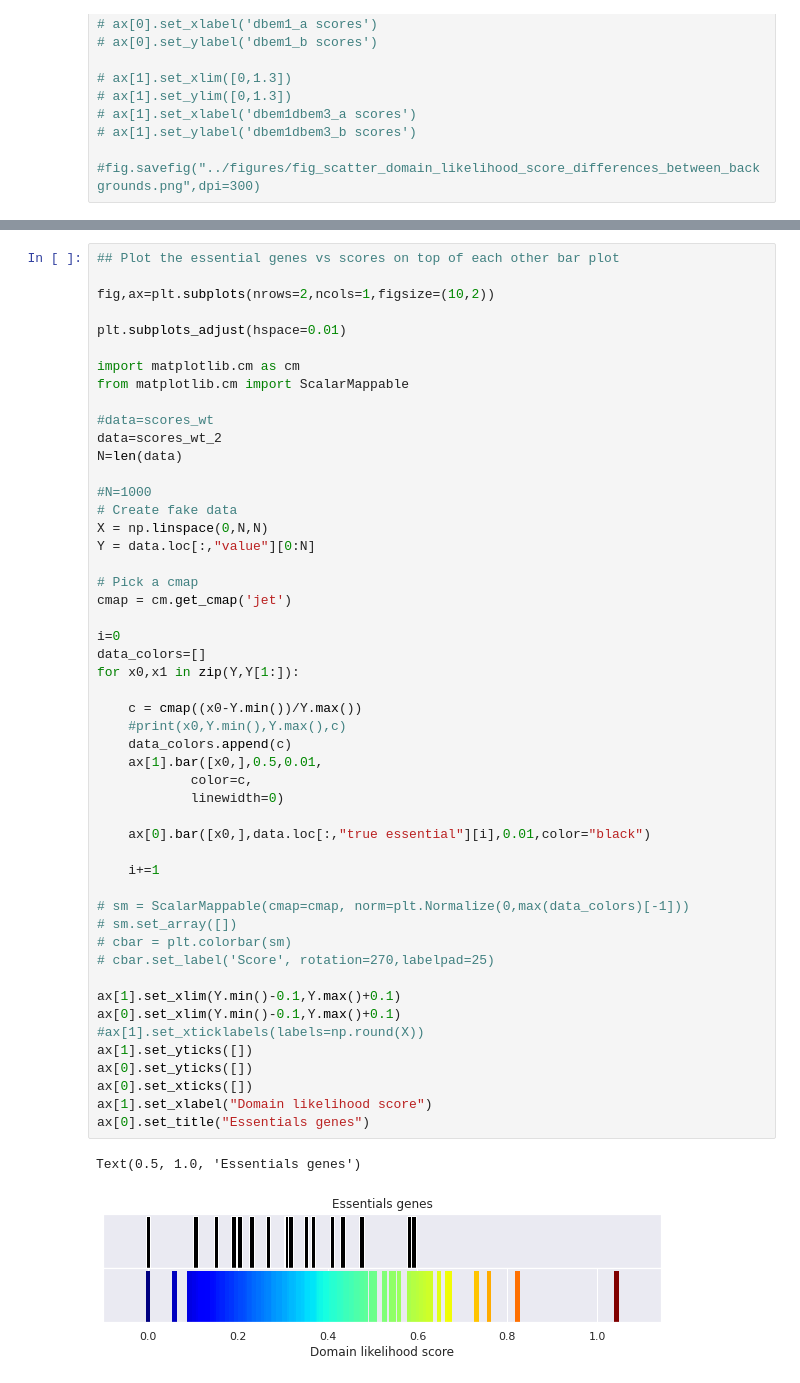
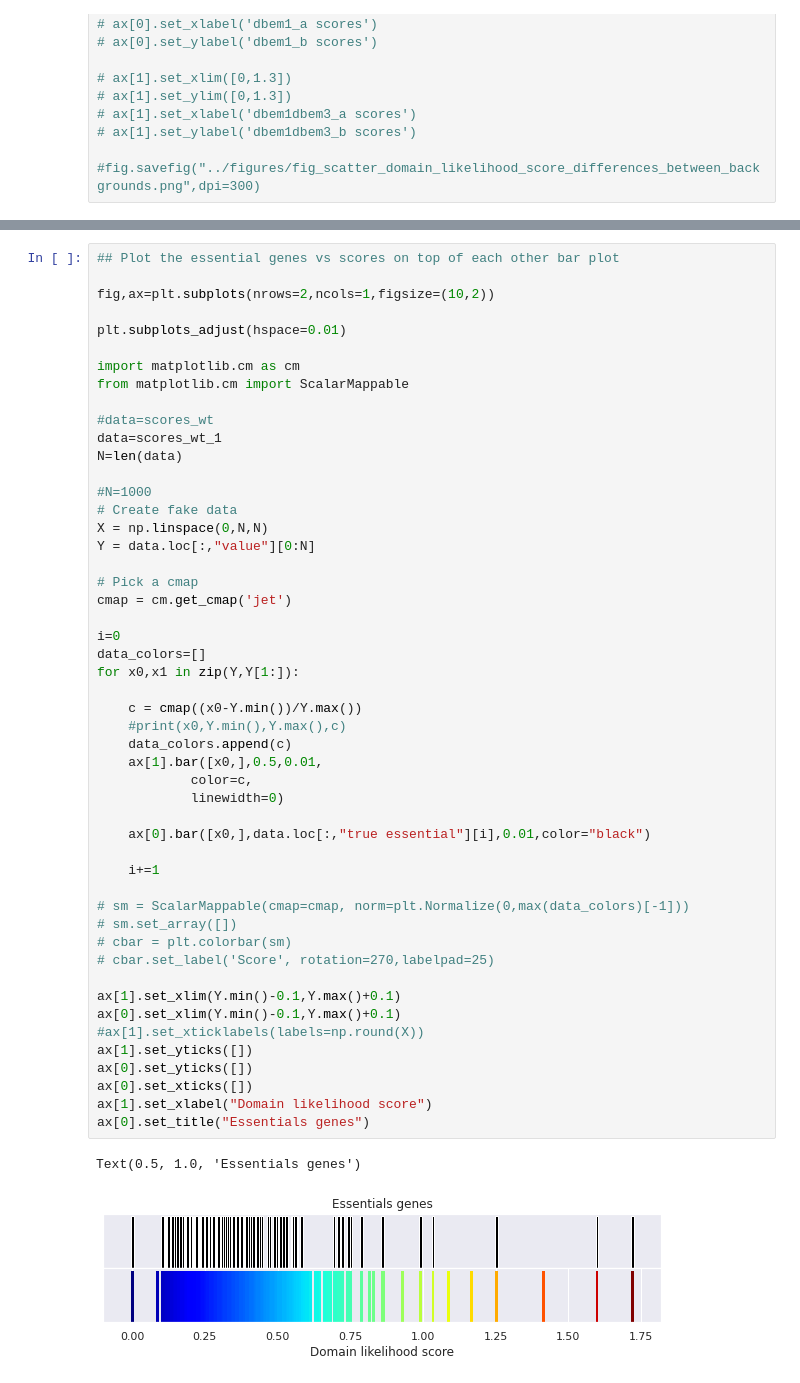
Before and after one commit to SATAY-LL/comparative-analysis-among-strains, a Jupyter notebook: src/scores_essentiality_from_Benoit_paper.ipynb, the cells around one changed output, grey strips where cells are left out. Saved outputs shown, nothing was run; the diff lists cells and outputs as text.

```diff
--- a/src/scores_essentiality_from_Benoit_paper.ipynb
+++ b/src/scores_essentiality_from_Benoit_paper.ipynb
@@ -427,7 +451,7 @@ import matplotlib.cm as cm
 from matplotlib.cm import ScalarMappable
 
 #data=scores_wt
-data=scores_wt_2
+data=scores_wt_1
 N=len(data)
 
 #N=1000
@@ -441,33 +465,33 @@ cmap = cm.get_cmap('jet')
 i=0
 data_colors=[]
 for x0,x1 in zip(Y,Y[1:]):
 
     c = cmap((x0-Y.min())/Y.max())
     #print(x0,Y.min(),Y.max(),c)
     data_colors.append(c)
     ax[1].bar([x0,],0.5,0.01,
             color=c,
             linewidth=0)
 
     ax[0].bar([x0,],data.loc[:,"true essential"][i],0.01,color="black")
 
     i+=1
 
 # sm = ScalarMappable(cmap=cmap, norm=plt.Normalize(0,max(data_colors)[-1]))
 # sm.set_array([])
 # cbar = plt.colorbar(sm)
 # cbar.set_label('Score', rotation=270,labelpad=25)
 
 ax[1].set_xlim(Y.min()-0.1,Y.max()+0.1)
 ax[0].set_xlim(Y.min()-0.1,Y.max()+0.1)
 #ax[1].set_xticklabels(labels=np.round(X))
 ax[1].set_yticks([])
 ax[0].set_yticks([])
 ax[0].set_xticks([])
 ax[1].set_xlabel("Domain likelihood score")
 ax[0].set_title("Essentials genes")
 # %% [output]
 Text(0.5, 1.0, 'Essentials genes')
-[figure, old version]
+[figure, new version]
 # %%
 plt.tight_layout()
```
Also changed, not shown: parts of 20 cells of this notebook, 14 other files.
